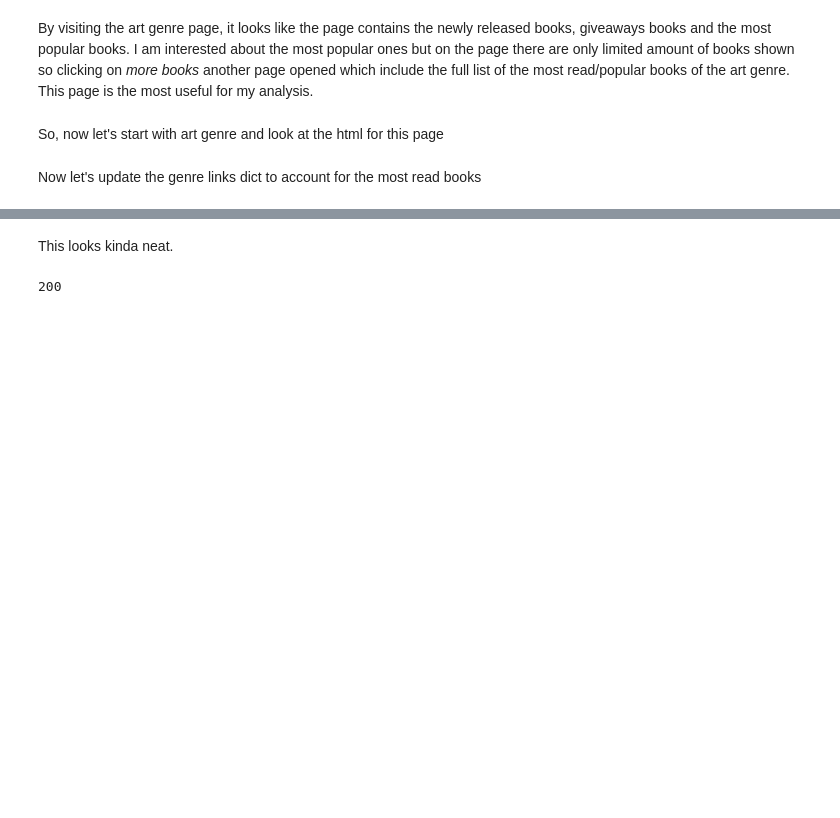
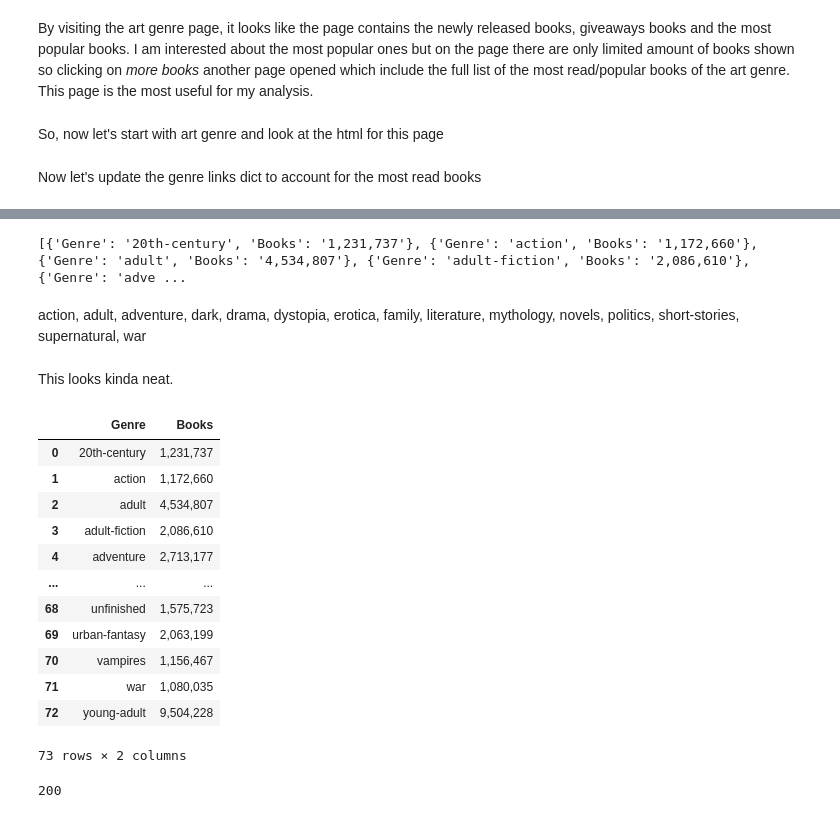
Before and after one commit to nikhil-1e9/web-scraping, a Jupyter notebook: Scraping-Goodreads.ipynb, the cells around one changed output, grey strips where cells are left out. Cells and saved outputs as stored; diff of their text form; code cells hidden in the pictures; blank space fills up the shorter version.

```diff
--- a/Scraping-Goodreads.ipynb
+++ b/Scraping-Goodreads.ipynb
@@ -78,0 +107,2 @@ genre_links_dict
+# %%
+imp_genre = []
@@ -79,3 +114,30 @@ genre_links_dict
+# %%
+l = len(soup.find_all('div', class_='shelfStat'))
+for i in range(l):
+    name, num_books = soup.find_all('div', class_='shelfStat')[i].text.strip().split()[:-1]
+    if len(num_books.split(',')) >= 3:
+        imp_genre.append({'Genre': name, 'Books': num_books})
+print(imp_genre)
+# %% [output]
+[{'Genre': '20th-century', 'Books': '1,231,737'}, {'Genre': 'action', 'Books': '1,172,660'}, {'Genre': 'adult', 'Books': '4,534,807'}, {'Genre': 'adult-fiction', 'Books': '2,086,610'}, {'Genre': 'adve ...
+# %% [markdown]
+action, adult, adventure, dark, drama, dystopia, erotica, family, literature, mythology, novels, politics, short-stories, supernatural,  war
 # %% [markdown]
 This looks kinda neat.
+# %%
+pd.DataFrame(imp_genre)
+# %% [output]
+|  | Genre | Books |
+| 0 | 20th-century | 1,231,737 |
+| 1 | action | 1,172,660 |
+| 2 | adult | 4,534,807 |
+| 3 | adult-fiction | 2,086,610 |
+| 4 | adventure | 2,713,177 |
+| ... | ... | ... |
+| 68 | unfinished | 1,575,723 |
+| 69 | urban-fantasy | 2,063,199 |
+| 70 | vampires | 1,156,467 |
+| 71 | war | 1,080,035 |
+| 72 | young-adult | 9,504,228 |
+73 rows × 2 columns
 # %%
```
Also changed, not shown: parts of 19 cells of this notebook.
